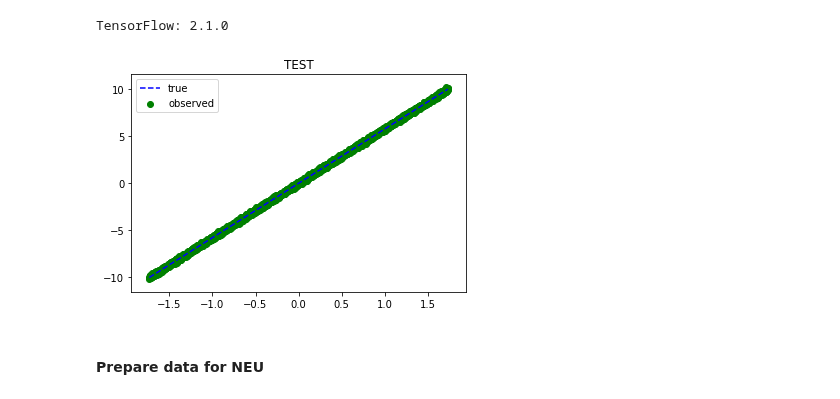
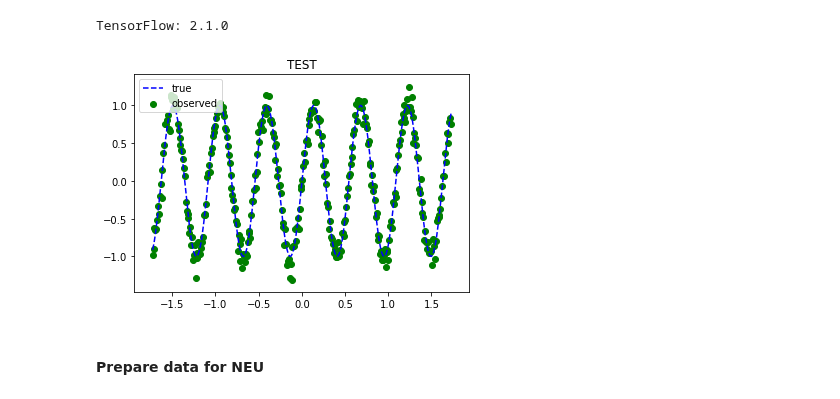
Before and after one commit to AnastasisKratsios/NEU_Non_Euclidean_Upgrading, a Jupyter notebook: NEU_Surgery_BU.ipynb, the cells around one changed output. Saved outputs shown, nothing was run; the diff lists cells and outputs as text; code cells hidden in the pictures.

```diff
--- a/NEU_Surgery_BU.ipynb
+++ b/NEU_Surgery_BU.ipynb
@@ -59,34 +59,36 @@ print('TensorFlow:', tf.__version__)
 Using TensorFlow backend.
 TensorFlow: 2.1.0
 # %%
-N_Reconfigurations = 1
+N_Reconfigurations = 20
 d = 1 # Dimension of X
 D = 1 # Dimension of Y
 
 
 # Data Meta-Parameters
 noise_level = 0.1
 uncertainty_level= 0.5
 
 # Training meta-parameters
-Pre_Epochs = 2
-Full_Epochs = 5
+Pre_Epochs = 5
+Full_Epochs = 10
 
-# # Height Per Reconfiguration
-Height_factor_Per_reconfig = d+D
+# Depth & Height of first Reconfiguration
 Initial_Depth = 1
-
+Initial_Height = 5
+# Depth & Height Per Reconfiguration
+Depth_per_reconfig = 1
+Height_per_reconfig = 5
 
 # Number of Datapoints
-N_data = 10**3
+N_data = 10**2
 # Unknown Function
 def unknown_f(x):
-    return x#np.sin(2*x) #+ (x % 2)
+    return np.sin(2*x) #+ (x % 2)
 
 # Generate Data
 %run Data_Generator.ipynb
 # %% [output]
-[figure, old version]
+[figure, new version]
 # %% [markdown]
 #### Prepare data for NEU
 # %%
```
Also changed, not shown: parts of 23 cells of this notebook, 3 other files.
